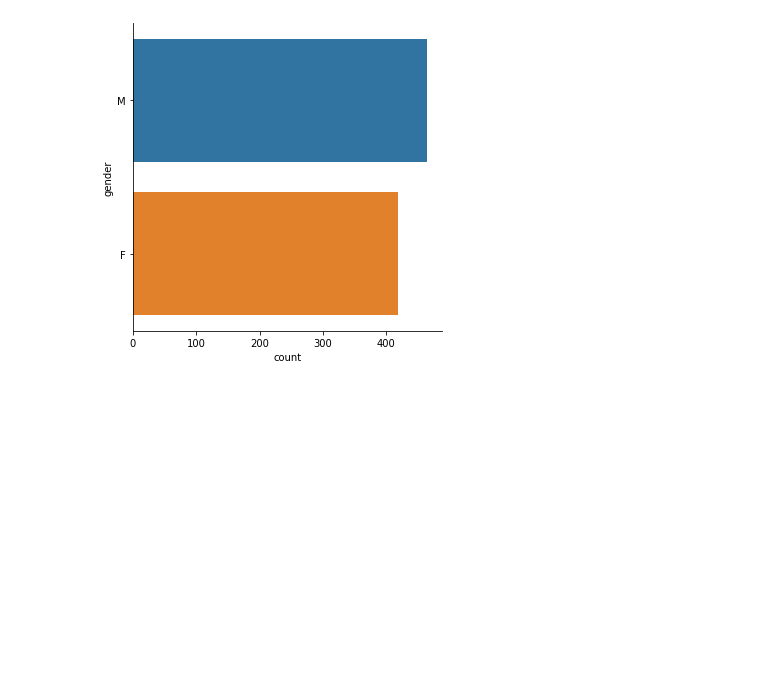
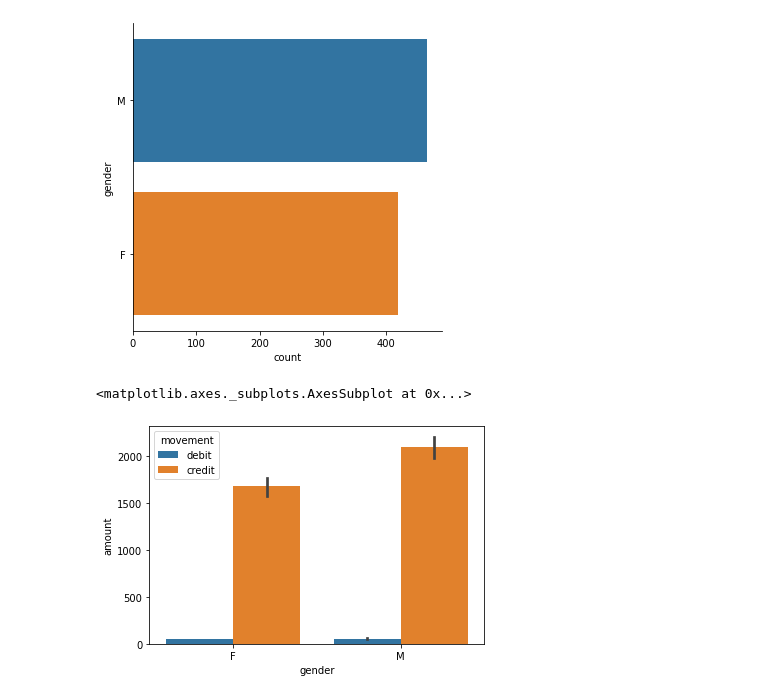
Before and after one commit to nug1209/ANZ_Data_Virtual_Experience, a Jupyter notebook: ANZ_Data_Analytics.ipynb, the cells around one changed output. Cells and saved outputs as stored; diff of their text form; code cells hidden in the pictures; blank space fills up the shorter version.

```diff
--- a/ANZ_Data_Analytics.ipynb
+++ b/ANZ_Data_Analytics.ipynb
@@ -662,3 +662,8 @@ sns.catplot(data=df.loc[df['movement']=='credit'], y='gender', kind='count')
 # %% [output]
 <seaborn.axisgrid.FacetGrid at 0x...>
 [figure]
+# %%
+sns.barplot(data=df, y='amount', x='gender', hue='movement')
+# %% [output]
+<matplotlib.axes._subplots.AxesSubplot at 0x...>
+[figure, added]
```
Also changed, not shown: parts of 4 cells of this notebook.
